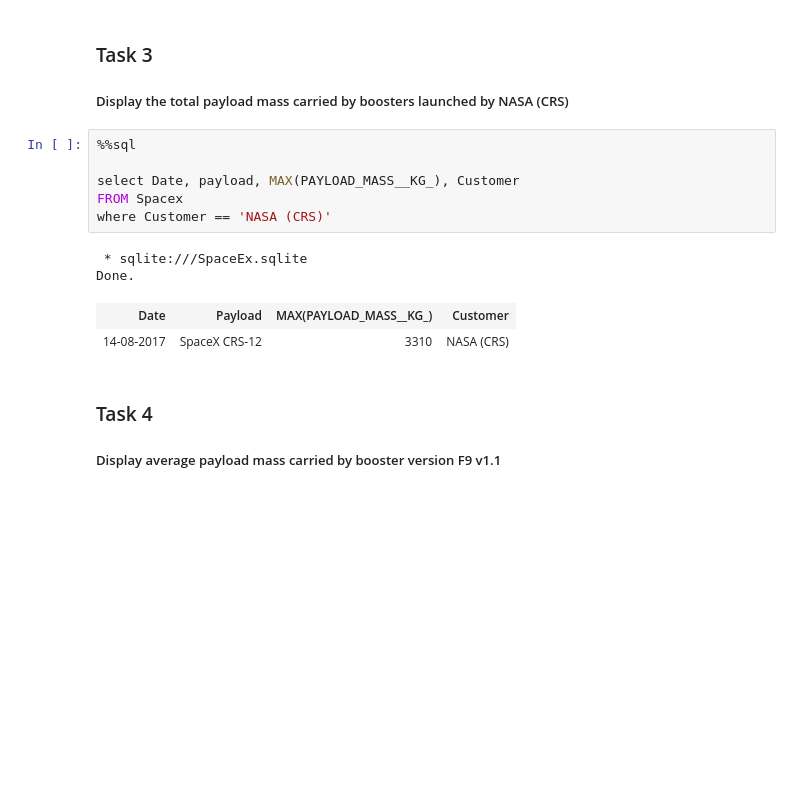
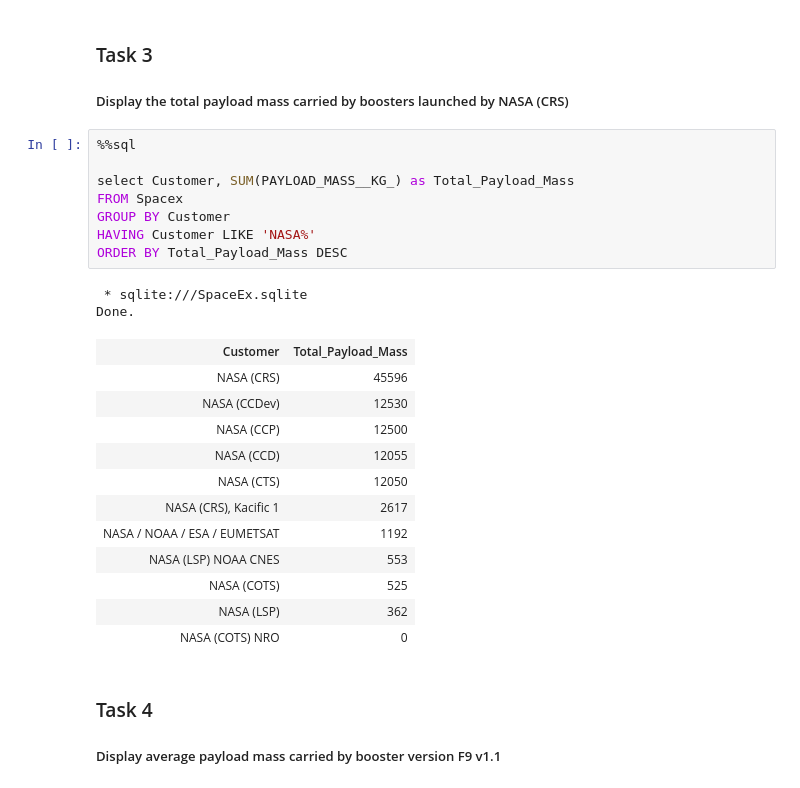
Before and after one commit to Molo-M/SpaceX_Landing_Prediction, a Jupyter notebook: SpaceX_EDA_SQL.ipynb, the cells around one changed output. Cells and saved outputs as stored; diff of their text form; blank space fills up the shorter version.

```diff
--- a/SpaceX_EDA_SQL.ipynb
+++ b/SpaceX_EDA_SQL.ipynb
@@ -155,14 +155,26 @@ Done.
 # %%
 %%sql
 
-select Date, payload, MAX(PAYLOAD_MASS__KG_), Customer
+select Customer, SUM(PAYLOAD_MASS__KG_) as Total_Payload_Mass
 FROM Spacex
-where Customer == 'NASA (CRS)'
+GROUP BY Customer
+HAVING Customer LIKE 'NASA%'
+ORDER BY Total_Payload_Mass DESC
 # %% [output]
  * sqlite:///SpaceEx.sqlite
 Done.
-| Date | Payload | MAX(PAYLOAD_MASS__KG_) | Customer |
-| 14-08-2017 | SpaceX CRS-12 | 3310 | NASA (CRS) |
+| Customer | Total_Payload_Mass |
+| NASA (CRS) | 45596 |
+| NASA (CCDev) | 12530 |
+| NASA (CCP) | 12500 |
+| NASA (CCD) | 12055 |
+| NASA (CTS) | 12050 |
+| NASA (CRS), Kacific 1 | 2617 |
+| NASA / NOAA / ESA / EUMETSAT | 1192 |
+| NASA (LSP) NOAA CNES | 553 |
+| NASA (COTS) | 525 |
+| NASA (LSP) | 362 |
+| NASA (COTS) NRO | 0 |
 # %% [markdown]
 ### Task 4
 
```
Also changed, not shown: parts of 3 cells of this notebook.
